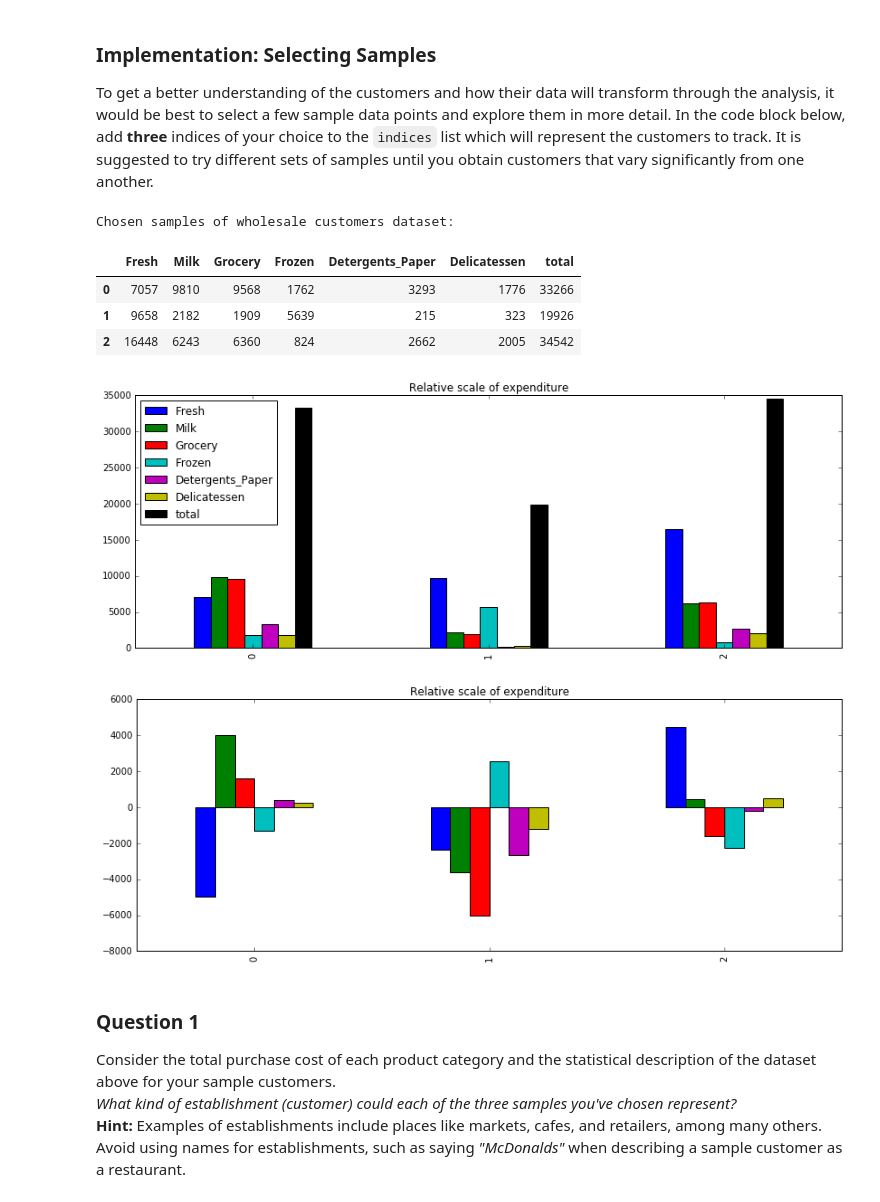
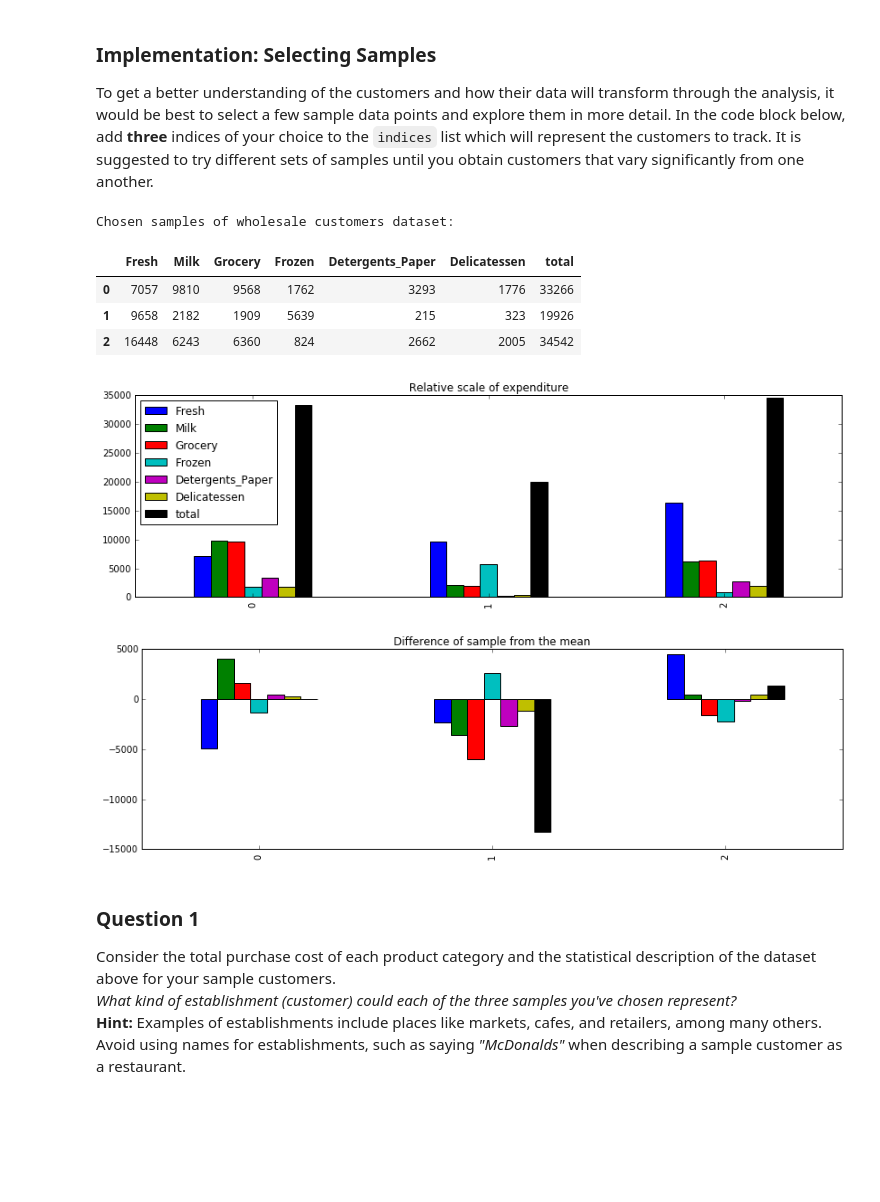
Before and after one commit to llathrop/creating_customer_segments, a Jupyter notebook: customer_segments.ipynb, the cells around one changed output. Cells and saved outputs as stored; diff of their text form; code cells hidden in the pictures; blank space fills up the shorter version.

Commit message:
feat: added toatal column to selecting samples graph feat: rewrote answer according to new graphs

```diff
--- a/customer_segments.ipynb
+++ b/customer_segments.ipynb
@@ -59,32 +59,34 @@ To get a better understanding of the customers and how their data will transform
 # %%
 # TODO: Select three indices of your choice you wish to sample from the dataset
 indices = [1,99,300]
 
 # Create a DataFrame of the chosen samples
 samples = pd.DataFrame(data.loc[indices], columns = data.keys()).reset_index(drop = True)
 #It would be nice to know the overall size of the business
 samples['total']=samples.sum(axis=1)
+data['total']=data.sum(axis=1)
 
 print "Chosen samples of wholesale customers dataset:"
 display(samples)
 diffFromMean=pd.DataFrame()
 for i in data.describe().T['mean'].index.values.tolist():
     diffFromMean[i]=((samples[i]- data.describe().T['mean'][i]))
 
 
-samples.plot(kind='bar',legend = True, title = 'Relative scale of expenditure',figsize=(14,5))
-diffFromMean.plot(kind='bar',legend = False, title = 'Relative scale of expenditure',figsize=(14,5))
+samples.plot(kind='bar',legend = True, title = 'Relative scale of expenditure',figsize=(14,4))
+diffFromMean.plot(kind='bar',legend = False, title = 'Difference of sample from the mean',figsize=(14,4))
 
-
-samples.drop('total',axis = 1,inplace=True) # I added a total column, and it should go away
+# I added a total column, and it should go away, to avoid issues
+samples.drop('total',axis = 1,inplace=True)
+data.drop('total',axis = 1,inplace=True)
 # %% [output]
 Chosen samples of wholesale customers dataset:
 |  | Fresh | Milk | Grocery | Frozen | Detergents_Paper | Delicatessen | total |
 | 0 | 7057 | 9810 | 9568 | 1762 | 3293 | 1776 | 33266 |
 | 1 | 9658 | 2182 | 1909 | 5639 | 215 | 323 | 19926 |
 | 2 | 16448 | 6243 | 6360 | 824 | 2662 | 2005 | 34542 |
-[figure, old version]
+[figure, new version]
-[figure, old version]
+[figure, new version]
 # %% [markdown]
 ### Question 1
 Consider the total purchase cost of each product category and the statistical description of the dataset above for your sample customers.
```
Also changed, not shown: parts of 5 cells of this notebook.
